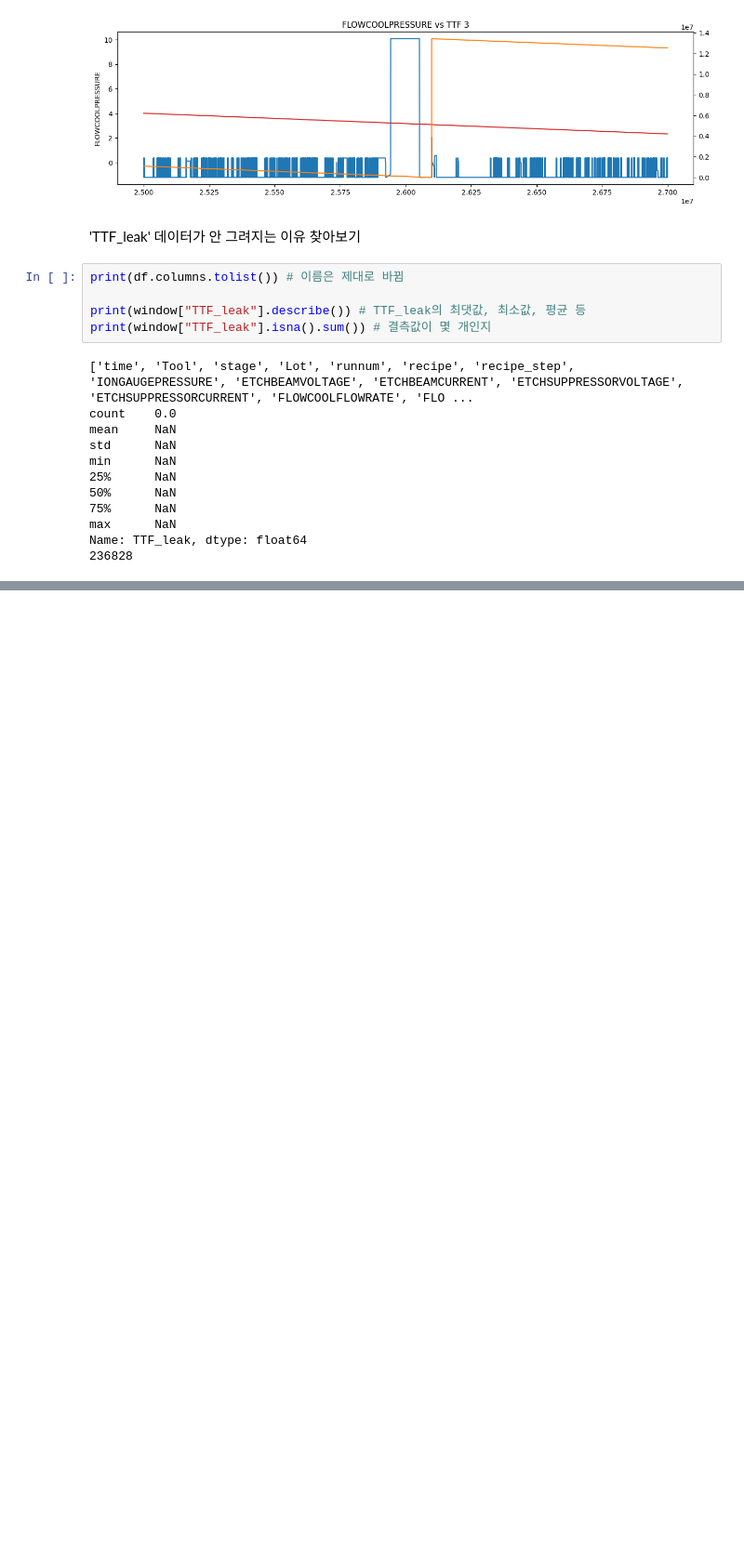
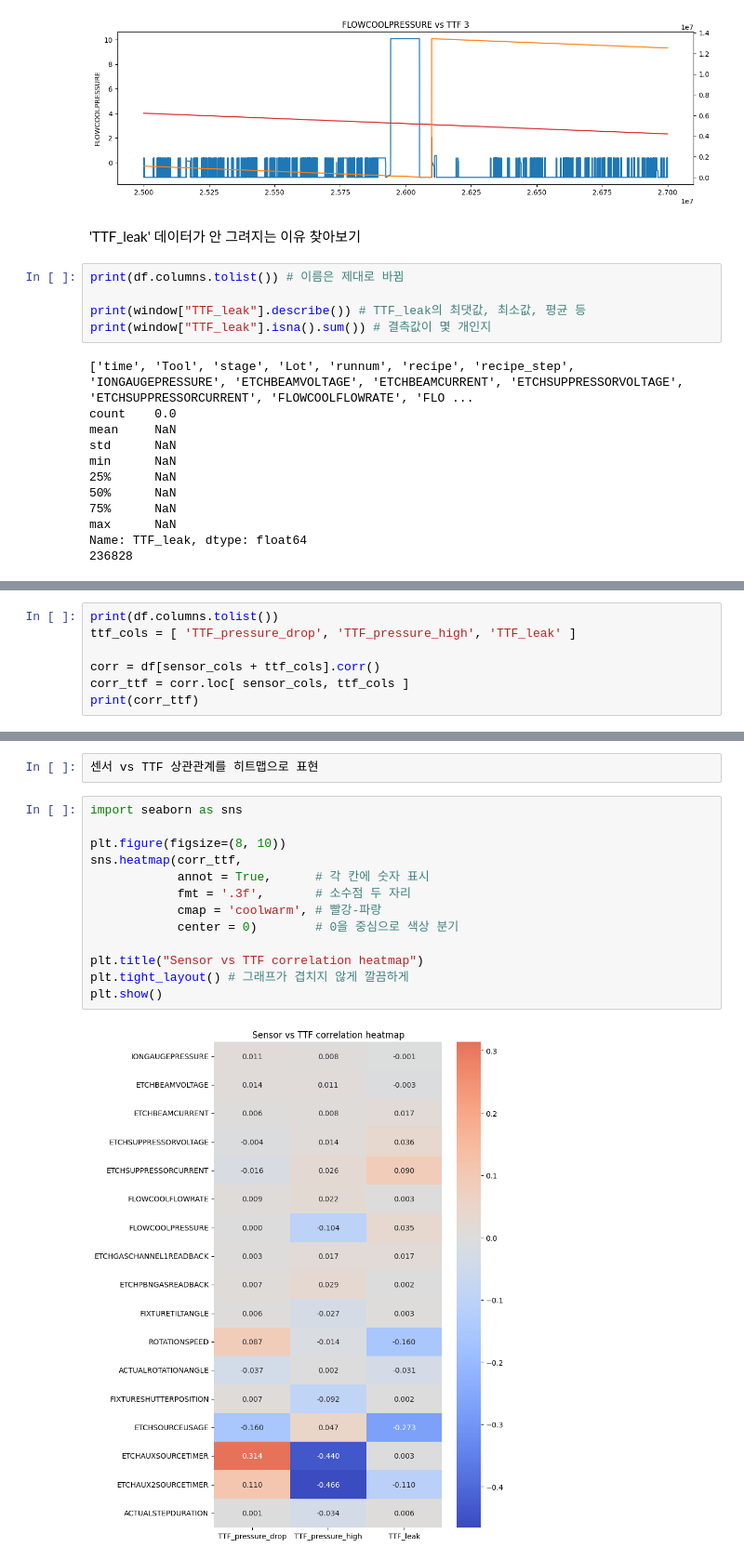
Before and after one commit to YoungJang-KR/semiconductor-fault-detection, a Jupyter notebook: 01_EDA_PHM18_etching.ipynb, the cells around one changed output, grey strips where cells are left out. Shown at 93% size. Drawn from its saved outputs; the diff is of its cells as text; blank space fills up the shorter version.

Commit message:
Sensor-TTF correlation analysis & heatmap visualization

```diff
--- a/01_EDA_PHM18_etching.ipynb
+++ b/01_EDA_PHM18_etching.ipynb
@@ -120,0 +123,7 @@ Name: TTF_leak, dtype: float64
+# %%
+print(df.columns.tolist())
+ttf_cols = [ 'TTF_pressure_drop', 'TTF_pressure_high', 'TTF_leak' ]
+
+corr = df[sensor_cols + ttf_cols].corr()
+corr_ttf = corr.loc[ sensor_cols, ttf_cols ]
+print(corr_ttf)
@@ -120,0 +150,17 @@ Name: TTF_leak, dtype: float64
+# %%
+센서 vs TTF 상관관계를 히트맵으로 표현
+# %%
+import seaborn as sns
+
+plt.figure(figsize=(8, 10))
+sns.heatmap(corr_ttf,
+            annot = True,      # 각 칸에 숫자 표시
+            fmt = '.3f',       # 소수점 두 자리
+            cmap = 'coolwarm', # 빨강-파랑
+            center = 0)        # 0을 중심으로 색상 분기
+
+plt.title("Sensor vs TTF correlation heatmap")
+plt.tight_layout() # 그래프가 겹치지 않게 깔끔하게
+plt.show()
+# %% [output]
+[figure, added]
```
Also changed, not shown: parts of 2 cells of this notebook.
